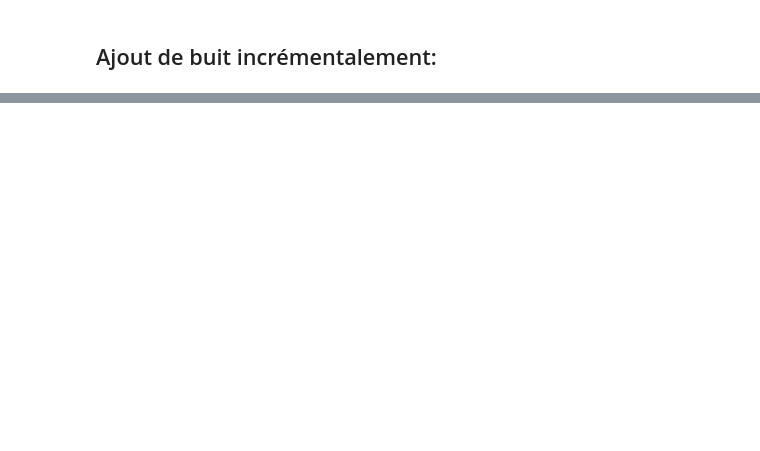
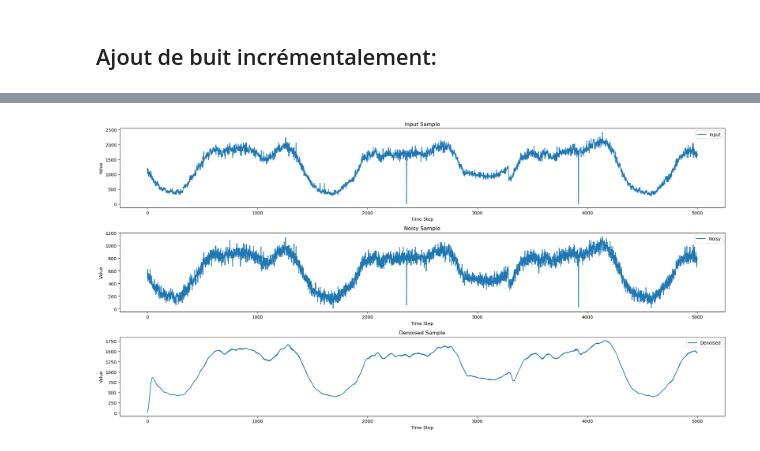
Before and after one commit to yaiciines/MAP594---Time-Series-Anomaly-Detection, a Jupyter notebook: DDPM/vis_Time_Series.ipynb, the cells around one changed output, grey strips where cells are left out. Cells and saved outputs as stored; diff of their text form; code cells hidden in the pictures; blank space fills up the shorter version.

Commit message:
pytorch TCN - results in generating time series and detecting anomalies

```diff
--- a/DDPM/vis_Time_Series.ipynb
+++ b/DDPM/vis_Time_Series.ipynb
@@ -524 +606,15 @@ config = Config(config)
+# %%
+# 2. Custom Loss Function
+class CombinedLoss(nn.Module):
+    def __init__(self, alpha=0.5, beta=0.3, gamma=0.2):
+        super(CombinedLoss, self).__init__()
+        self.alpha = alpha
+        self.beta = beta
+        self.gamma = gamma
+
+    def forward(self, pred, target):
+        mse_loss = F.mse_loss(pred, target)
+        ssim_loss = 1 - ssim(pred.unsqueeze(1), target.unsqueeze(1), data_range=1, size_average=True)
+        spectral_loss = torch.mean(torch.abs(torch.fft.rfft(pred) - torch.fft.rfft(target)))
+        return self.alpha * mse_loss + self.beta * ssim_loss + self.gamma * spectral_loss
 # %%
@@ -754,0 +1272,75 @@ KeyboardInterrupt:
+# %%
+model.eval()
+eval_batch_size = config.eval_batch_size
+
+for step, (sample, timestamps, labels) in enumerate(tqdm(test_dataloader)):
+
+    # after sapling random noise, predict using the model to denoise the sample
+    with torch.no_grad():
+        timesteps = torch.randint(0, noise_scheduler.num_timesteps, (eval_batch_size,)).long()
+        print("eval timesteps", timesteps)
+
+        std_data = torch.std(sample)
+        print("std_data", std_data)
+        noise_level = 0.1
+        noise = torch.randn_like(sample) * std_data * noise_level
+        noisy_sample = noise_scheduler.add_noise(sample, noise, timesteps)
+
+        denoised_sample = model(sample, timesteps)
+
+        # Visualize the input the noisy and denoised data
+
+        fig, axs = plt.subplots(3, 1, figsize=(20, 10))
+        ax = axs[0]
+        ax.plot(sample[0].cpu().numpy())
+        ax.set_title("Input Sample")
+        ax.set_xlabel("Time Step")
+        ax.set_ylabel("Value")
+        ax.legend(["Input"])
+
+        ax = axs[1]
+        ax.plot(noisy_sample[0].cpu().numpy())
+        ax.set_title("Noisy Sample")
+        ax.set_xlabel("Time Step")
+        ax.set_ylabel("Value")
+        ax.legend(["Noisy"])
+
+        ax = axs[2]
+        ax.plot(denoised_sample[0].cpu().numpy())
+        ax.set_title("Denoised Sample")
+        ax.set_xlabel("Time Step")
+        ax.set_ylabel("Value")
+        ax.legend(["Denoised"])
+
+        plt.tight_layout()
+        plt.show()
+
+        # predict outlier points in the input sample by comparing the denoised sample with the input sample with a threshold
+        threshold = 600
+
+        outliers = (torch.abs(sample - denoised_sample) > threshold).cpu().numpy()
+
+        print("Outliers:", outliers)
+        print("labels", labels)
+
+        labels = labels.cpu().numpy()
+
+        # in the same graph visualize the input sample and the predicted outliers and the labels
+        fig, ax = plt.subplots(figsize=(20, 10))
+        ax.plot(sample[0].cpu().numpy(), label="Input")
+
+        #outlier_indices = np.where(outliers[0] == 1)[0]
+        #ax.plot(outlier_indices, sample[0][outlier_indices].cpu().numpy(), 'ro', label="Outliers")
+
+        label_indices = np.where(labels[0] == True)[0]
+        ax.plot(label_indices, sample[0][label_indices].cpu().numpy(), 'ro', label="Labels")
+
+        ax.set_title("Input Sample with Outliers")
+        ax.set_xlabel("Time Step")
+        ax.set_ylabel("Value")
+        ax.legend()
+        plt.tight_layout()
+        plt.show()
+
+    break
+# %% [output]
@@ -754,0 +1350 @@ KeyboardInterrupt:
+[figure, added]
```
Also changed, not shown: parts of 24 cells of this notebook, 1 other file.
